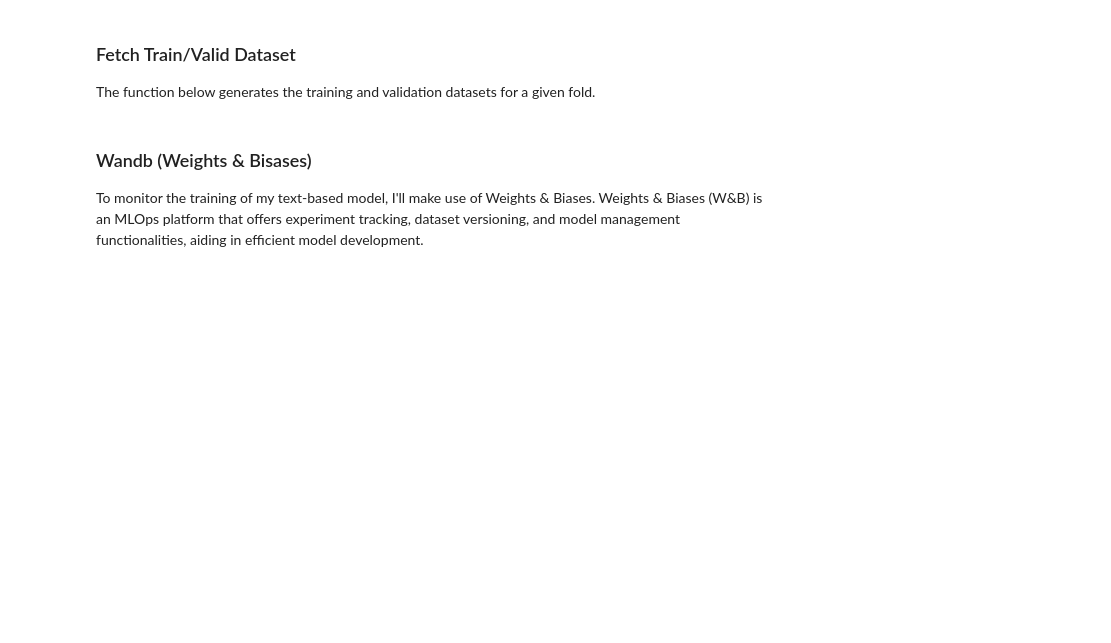
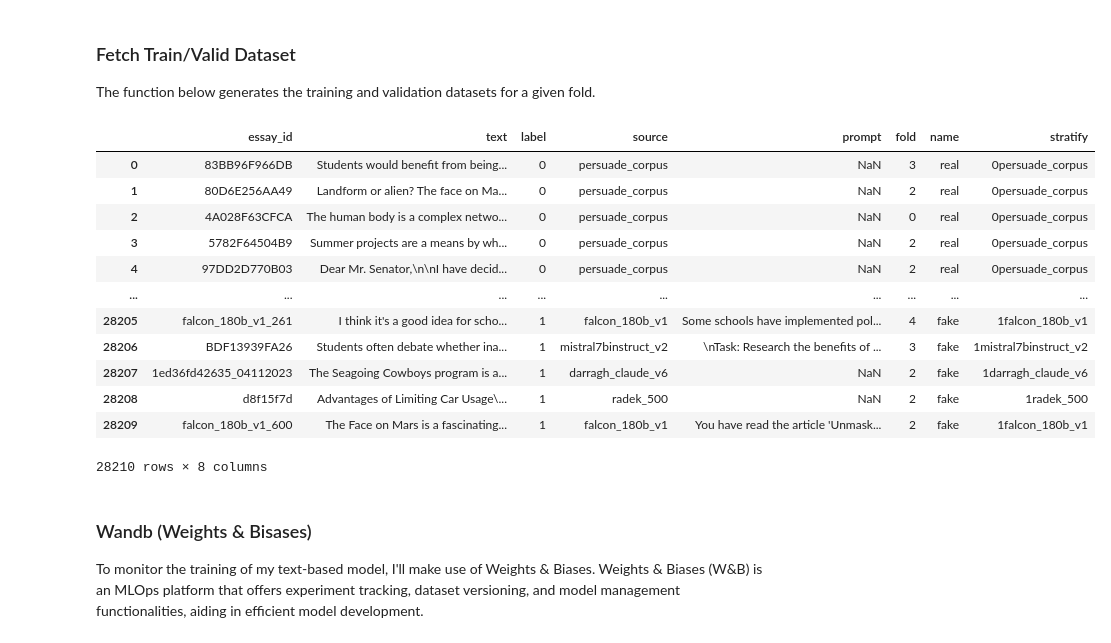
Before and after one commit to Varindaa/AI-Generated-Text-Detection, a Jupyter notebook: notebooks/training.ipynb, the cells around one changed output. Cells and saved outputs as stored; diff of their text form; code cells hidden in the pictures; blank space fills up the shorter version.

```diff
--- a/notebooks/training.ipynb
+++ b/notebooks/training.ipynb
@@ -266,4 +286,20 @@ def build_dataset(texts, labels=None, batch_size=32,
 ### Fetch Train/Valid Dataset
 
 The function below generates the training and validation datasets for a given fold.
+# %%
+df
+# %% [output]
+|  | essay_id | text | label | source | prompt | fold | name | stratify |
+| 0 | 83BB96F966DB | Students would benefit from being... | 0 | persuade_corpus | NaN | 3 | real | 0persuade_corpus |
+| 1 | 80D6E256AA49 | Landform or alien? The face on Ma... | 0 | persuade_corpus | NaN | 2 | real | 0persuade_corpus |
+| 2 | 4A028F63CFCA | The human body is a complex netwo... | 0 | persuade_corpus | NaN | 0 | real | 0persuade_corpus |
+| 3 | 5782F64504B9 | Summer projects are a means by wh... | 0 | persuade_corpus | NaN | 2 | real | 0persuade_corpus |
+| 4 | 97DD2D770B03 | Dear Mr. Senator,\n\nI have decid... | 0 | persuade_corpus | NaN | 2 | real | 0persuade_corpus |
+| ... | ... | ... | ... | ... | ... | ... | ... | ... |
+| 28205 | falcon_180b_v1_261 | I think it's a good idea for scho... | 1 | falcon_180b_v1 | Some schools have implemented pol... | 4 | fake | 1falcon_180b_v1 |
+| 28206 | BDF13939FA26 | Students often debate whether ina... | 1 | mistral7binstruct_v2 | \nTask: Research the benefits of ... | 3 | fake | 1mistral7binstruct_v2 |
+| 28207 | 1ed36fd42635_04112023 | The Seagoing Cowboys program is a... | 1 | darragh_claude_v6 | NaN | 2 | fake | 1darragh_claude_v6 |
+| 28208 | d8f15f7d | Advantages of Limiting Car Usage\... | 1 | radek_500 | NaN | 2 | fake | 1radek_500 |
+| 28209 | falcon_180b_v1_600 | The Face on Mars is a fascinating... | 1 | falcon_180b_v1 | You have read the article 'Unmask... | 2 | fake | 1falcon_180b_v1 |
+28210 rows × 8 columns
 # %%
```
Also changed, not shown: parts of 5 cells of this notebook.
